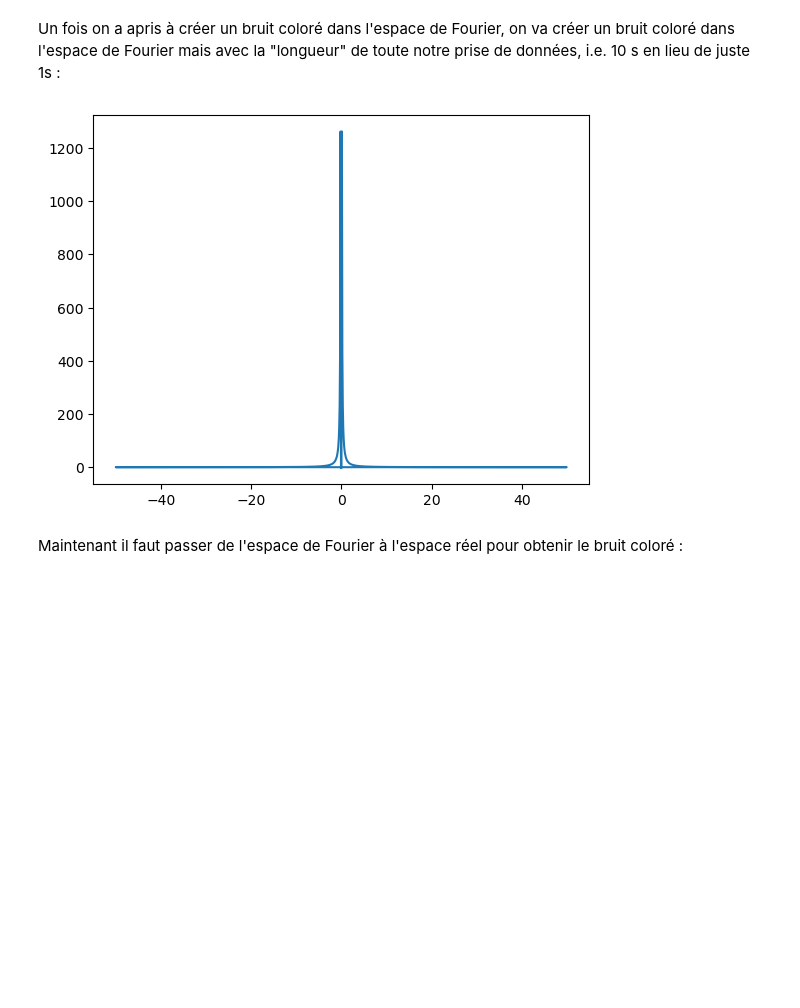
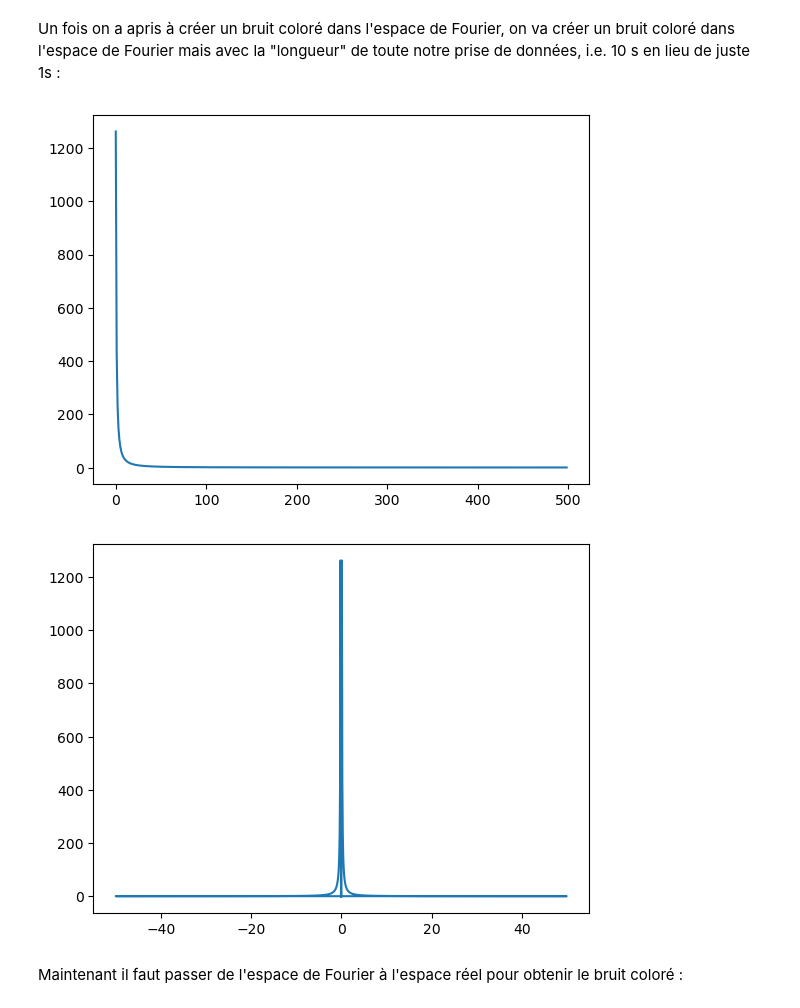
Before and after one commit to Ovive57/M2_filtrage, a Jupyter notebook: Signal_complexe.ipynb, the cells around one changed output. Cells and saved outputs as stored; diff of their text form; code cells hidden in the pictures; blank space fills up the shorter version.

```diff
--- a/Signal_complexe.ipynb
+++ b/Signal_complexe.ipynb
@@ -103,14 +103,18 @@ Un fois on a apris à créer un bruit coloré dans l'espace de Fourier, on va cr
 # %%
 frequence = np.fft.fftfreq(np.size(temps), pas)
 
 dens = psd(frequence, gamma)
+plt.plot(dens)
+plt.show()
+
 dens = np.insert(dens, 0,  0)
 dens = np.concatenate((dens, np.flip(dens)))
 
 plt.plot(frequence, dens)
 plt.show()
 # %% [output]
-[figure, old version]
+[figure, new version]
+[figure, added]
 # %% [markdown]
 Maintenant il faut passer de l'espace de Fourier à l'espace réel pour obtenir le bruit coloré :
 # %%
```
Also changed, not shown: parts of 11 cells of this notebook.
